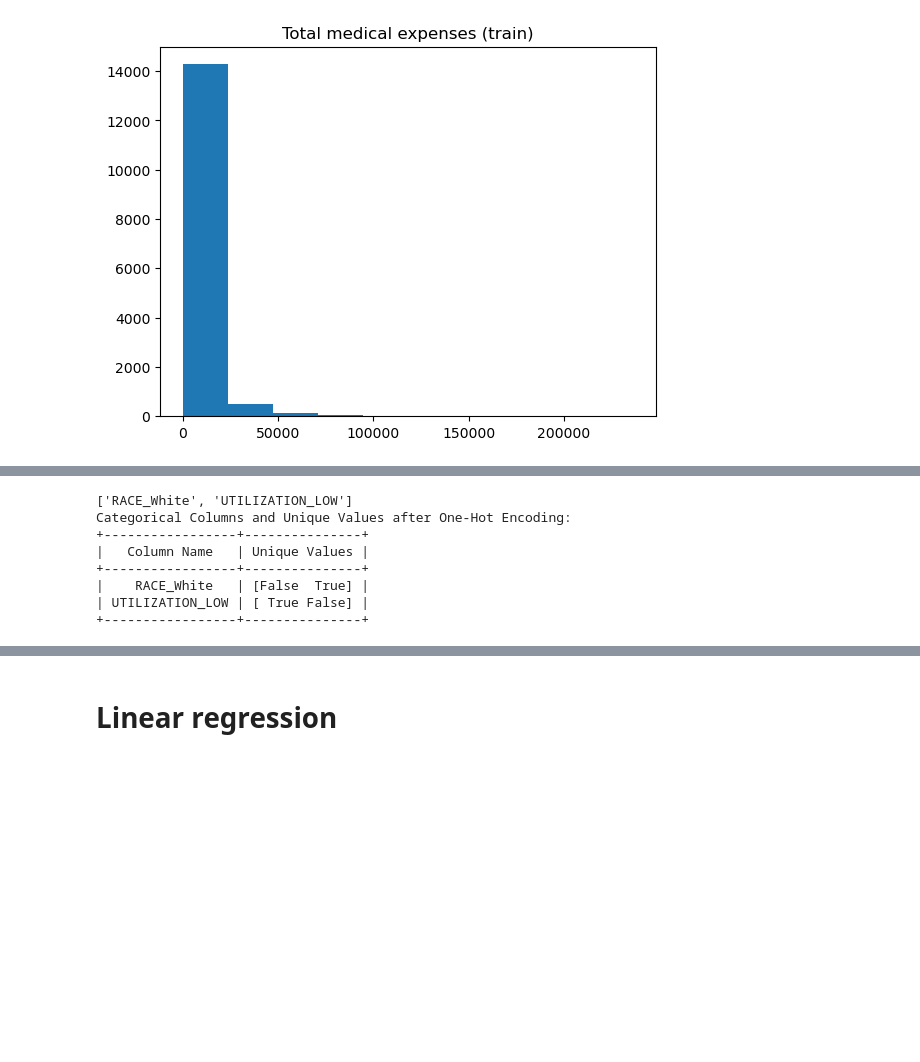
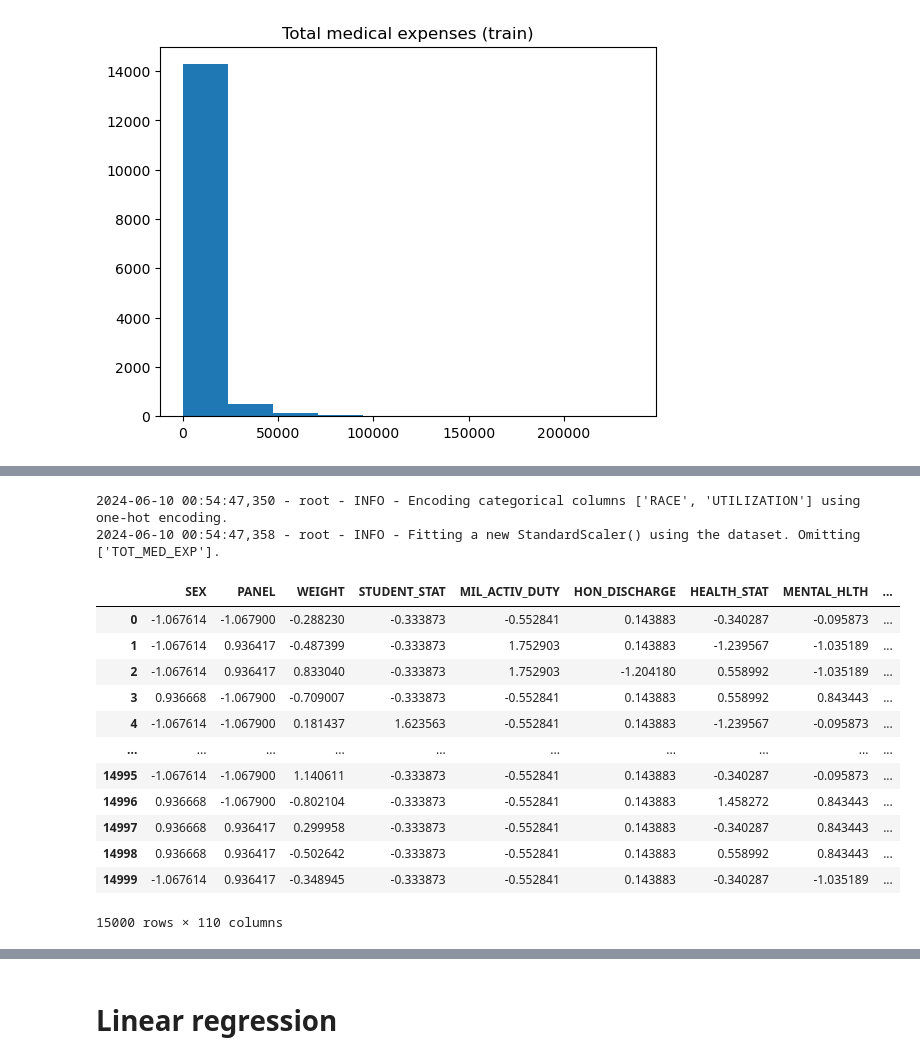
Before and after one commit to CamiloMartinezM/ml-healthcare-project, a Jupyter notebook: main_analysis.ipynb, the cells around one changed output, grey strips where cells are left out. Cells and saved outputs as stored; diff of their text form; code cells hidden in the pictures; blank space fills up the shorter version.

```diff
--- a/main_analysis.ipynb
+++ b/main_analysis.ipynb
@@ -57 +76,3 @@ plt.show()
+# %%
+data_preprocessor = DataPreprocessor(df_train)
 # %%
@@ -130,29 +102,18 @@ Statistics for Numerical Columns:
 # %%
-# Encode categorical features using one-hot encoding
-df_train = pd.get_dummies(df_train, columns=categorical_columns, drop_first=True)
-new_cols = []
-for original_col in categorical_columns:
-    new_cols.extend([col for col in df_train.columns if col.startswith(original_col)])
-
-print(new_cols)
-
-table = PrettyTable()
-table.field_names = ["Column Name", "Unique Values"]
-
-# Populate the table with categorical columns and their unique values
-for col in new_cols:
-    unique_vals = df_train[col].unique()
-    table.add_row([col, unique_vals])
-
-# Print the table
-print("Categorical Columns and Unique Values after One-Hot Encoding:")
-print(table)
+data_preprocessor.run(target="TOT_MED_EXP")
 # %% [output]
-['RACE_White', 'UTILIZATION_LOW']
-Categorical Columns and Unique Values after One-Hot Encoding:
-+-----------------+---------------+
-|   Column Name   | Unique Values |
-+-----------------+---------------+
-|    RACE_White   | [False  True] |
-| UTILIZATION_LOW | [ True False] |
-+-----------------+---------------+
+2024-06-10 00:54:47,350 - root - INFO - Encoding categorical columns ['RACE', 'UTILIZATION'] using one-hot encoding.
+2024-06-10 00:54:47,358 - root - INFO - Fitting a new StandardScaler() using the dataset. Omitting ['TOT_MED_EXP'].
+|  | SEX | PANEL | WEIGHT | STUDENT_STAT | MIL_ACTIV_DUTY | HON_DISCHARGE | HEALTH_STAT | MENTAL_HLTH | ... |
+| 0 | -1.067614 | -1.067900 | -0.288230 | -0.333873 | -0.552841 | 0.143883 | -0.340287 | -0.095873 | ... |
+| 1 | -1.067614 | 0.936417 | -0.487399 | -0.333873 | 1.752903 | 0.143883 | -1.239567 | -1.035189 | ... |
+| 2 | -1.067614 | 0.936417 | 0.833040 | -0.333873 | 1.752903 | -1.204180 | 0.558992 | -1.035189 | ... |
+| 3 | 0.936668 | -1.067900 | -0.709007 | -0.333873 | -0.552841 | 0.143883 | 0.558992 | 0.843443 | ... |
+| 4 | -1.067614 | -1.067900 | 0.181437 | 1.623563 | -0.552841 | 0.143883 | -1.239567 | -0.095873 | ... |
+| ... | ... | ... | ... | ... | ... | ... | ... | ... | ... |
+| 14995 | -1.067614 | -1.067900 | 1.140611 | -0.333873 | -0.552841 | 0.143883 | -0.340287 | -0.095873 | ... |
+| 14996 | 0.936668 | -1.067900 | -0.802104 | -0.333873 | -0.552841 | 0.143883 | 1.458272 | 0.843443 | ... |
+| 14997 | 0.936668 | 0.936417 | 0.299958 | -0.333873 | -0.552841 | 0.143883 | -0.340287 | 0.843443 | ... |
+| 14998 | 0.936668 | 0.936417 | -0.502642 | -0.333873 | -0.552841 | 0.143883 | 0.558992 | 0.843443 | ... |
+| 14999 | -1.067614 | 0.936417 | -0.348945 | -0.333873 | -0.552841 | 0.143883 | -0.340287 | -1.035189 | ... |
+15000 rows × 110 columns
```
Also changed, not shown: parts of 24 cells of this notebook, 15 other files.
